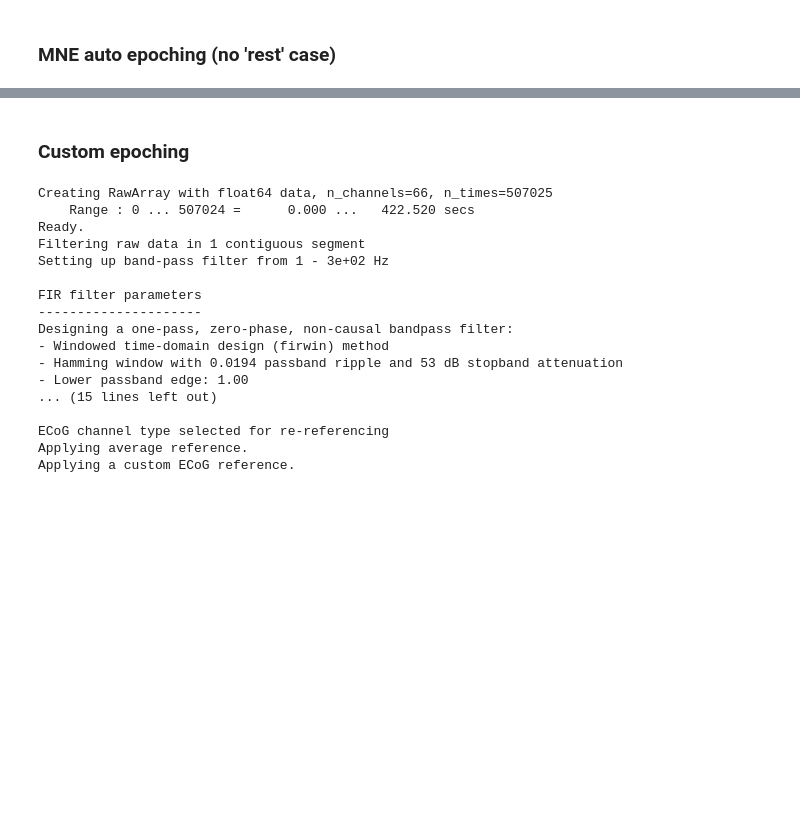
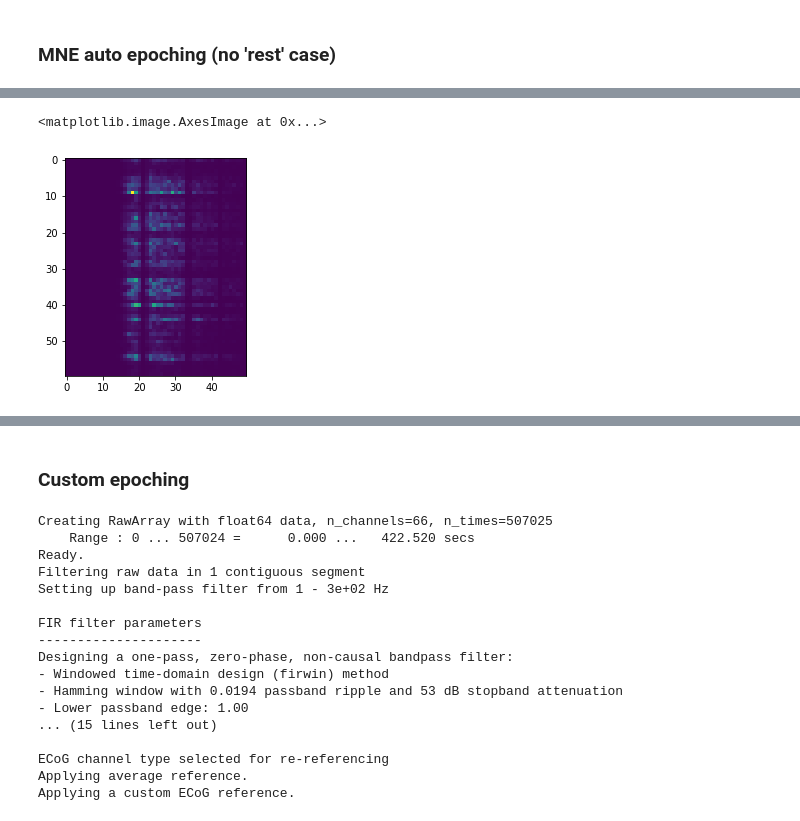
Before and after one commit to MKegler/ECoG_hack, a Jupyter notebook: PythonScreatchbook.ipynb, the cells around one changed output, grey strips where cells are left out. Drawn from its saved outputs; the diff is of its cells as text; code cells hidden in the pictures; blank space fills up the shorter version.

```diff
--- a/PythonScreatchbook.ipynb
+++ b/PythonScreatchbook.ipynb
@@ -98,0 +107,4 @@ No baseline correction applied
+# %%
+freqs = np.logspace(*np.log10([50, 250]), num=50)
+n_cycles = freqs / 2.  # different number of cycle per frequency
+power = mne.time_frequency.tfr_morlet(epochs[50], freqs=freqs, n_cycles=n_cycles, use_fft=True, n_jobs=-1, return_itc=False, average=False)
@@ -98,0 +118,5 @@ No baseline correction applied
+# %%
+plt.imshow(power.data.squeeze().mean(-1))
+# %% [output]
+<matplotlib.image.AxesImage at 0x...>
+[figure, added]
```
Also changed, not shown: parts of 9 cells of this notebook.
